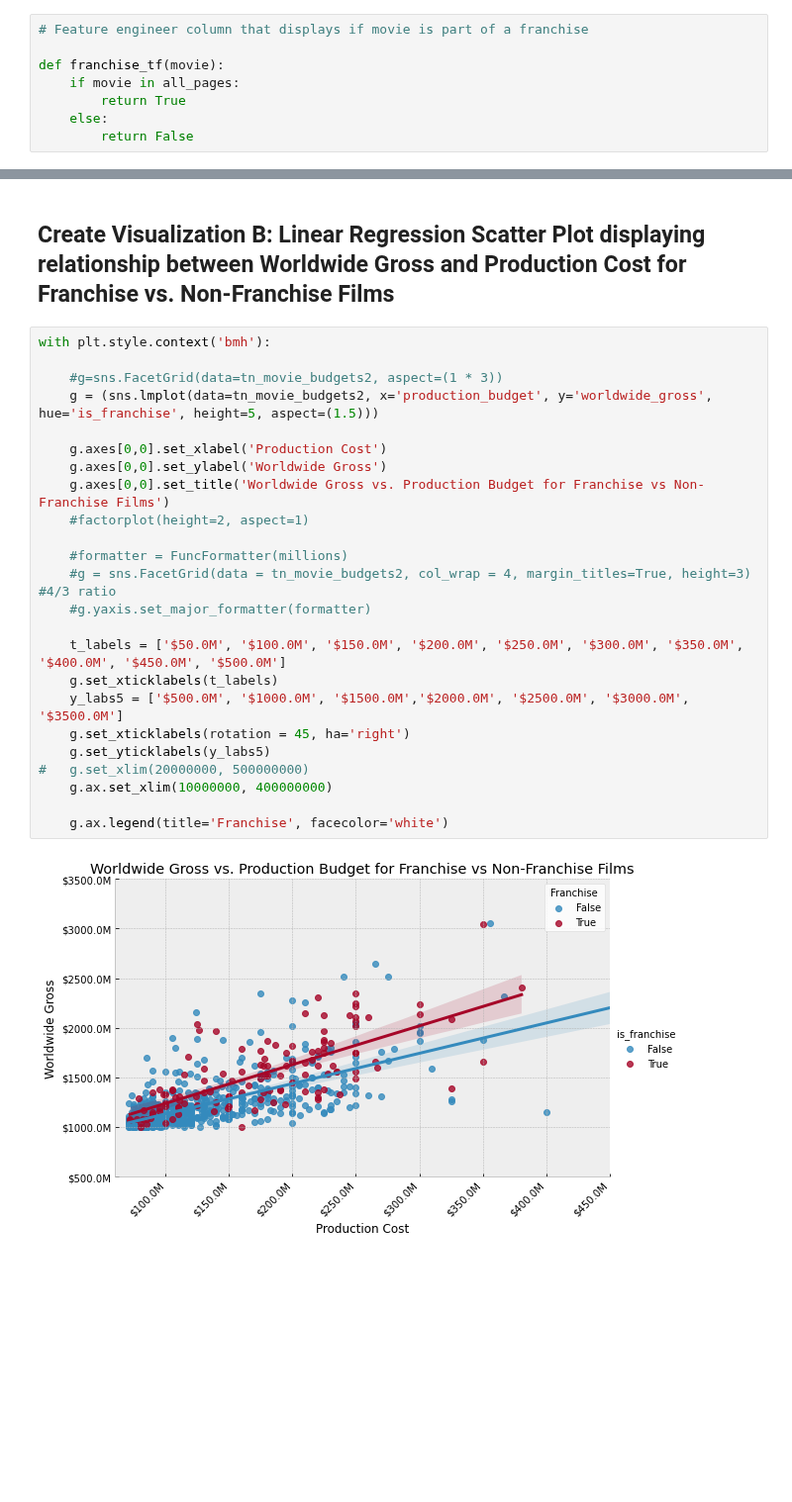
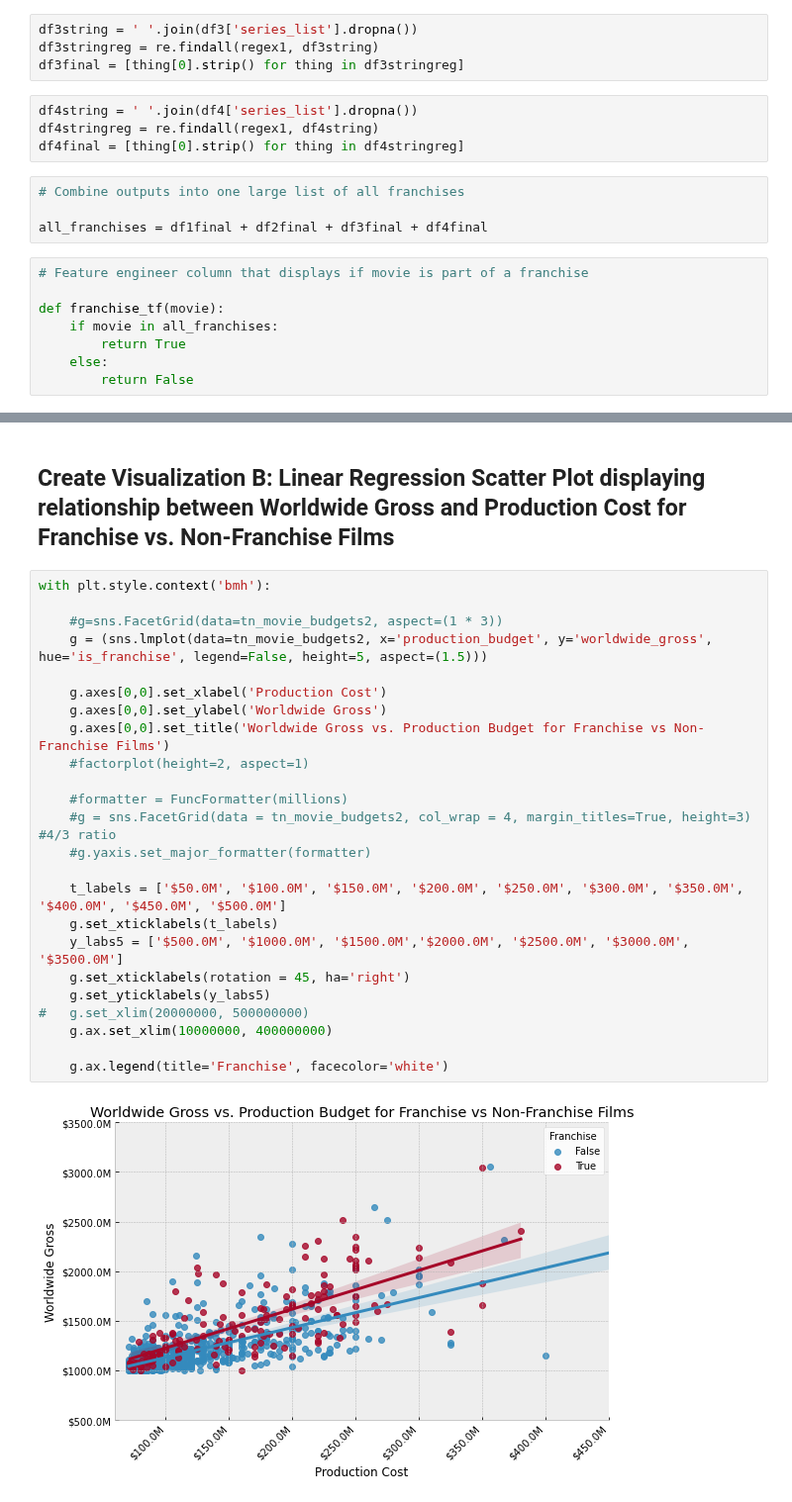
Before and after one commit to kuninethan95/dsc-phase-1-project, a Jupyter notebook: Phase 1 Project Notebook.ipynb, the cells around one changed output, grey strips where cells are left out. Shown at 99% size. Drawn from its saved outputs; the diff is of its cells as text; blank space fills up the shorter version.

Commit message:
added regex to all pages

```diff
--- a/Phase 1 Project Notebook.ipynb
+++ b/Phase 1 Project Notebook.ipynb
@@ -1004,8 +887,20 @@ all_pages
+# %%
+df3string = ' '.join(df3['series_list'].dropna())
+df3stringreg = re.findall(regex1, df3string)
+df3final = [thing[0].strip() for thing in df3stringreg]
+# %%
+df4string = ' '.join(df4['series_list'].dropna())
+df4stringreg = re.findall(regex1, df4string)
+df4final = [thing[0].strip() for thing in df4stringreg]
+# %%
+# Combine outputs into one large list of all franchises
+
+all_franchises = df1final + df2final + df3final + df4final
 # %%
 # Feature engineer column that displays if movie is part of a franchise
 
 def franchise_tf(movie):
-    if movie in all_pages:
+    if movie in all_franchises:
         return True
     else:
         return False
@@ -1136,26 +1015,26 @@ tn_movie_budgets2 = tn_movie_budgets2[tn_movie_budgets2['worldwide_gross'] != 0]
 # %%
 with plt.style.context('bmh'):
 
     #g=sns.FacetGrid(data=tn_movie_budgets2, aspect=(1 * 3))
-    g = (sns.lmplot(data=tn_movie_budgets2, x='production_budget', y='worldwide_gross', hue='is_franchise', height=5, aspect=(1.5)))
+    g = (sns.lmplot(data=tn_movie_budgets2, x='production_budget', y='worldwide_gross', hue='is_franchise', legend=False, height=5, aspect=(1.5)))
 
     g.axes[0,0].set_xlabel('Production Cost')
     g.axes[0,0].set_ylabel('Worldwide Gross')
     g.axes[0,0].set_title('Worldwide Gross vs. Production Budget for Franchise vs Non-Franchise Films')
     #factorplot(height=2, aspect=1)
 
     #formatter = FuncFormatter(millions)
     #g = sns.FacetGrid(data = tn_movie_budgets2, col_wrap = 4, margin_titles=True, height=3) #4/3 ratio
     #g.yaxis.set_major_formatter(formatter)
 
     t_labels = ['$50.0M', '$100.0M', '$150.0M', '$200.0M', '$250.0M', '$300.0M', '$350.0M', '$400.0M', '$450.0M', '$500.0M']
     g.set_xticklabels(t_labels)
     y_labs5 = ['$500.0M', '$1000.0M', '$1500.0M','$2000.0M', '$2500.0M', '$3000.0M', '$3500.0M']
     g.set_xticklabels(rotation = 45, ha='right')
     g.set_yticklabels(y_labs5)
 #   g.set_xlim(20000000, 500000000)
     g.ax.set_xlim(10000000, 400000000)
 
     g.ax.legend(title='Franchise', facecolor='white')
 # %% [output]
-[figure, old version]
+[figure, new version]
```
Also changed, not shown: parts of 20 cells of this notebook.
